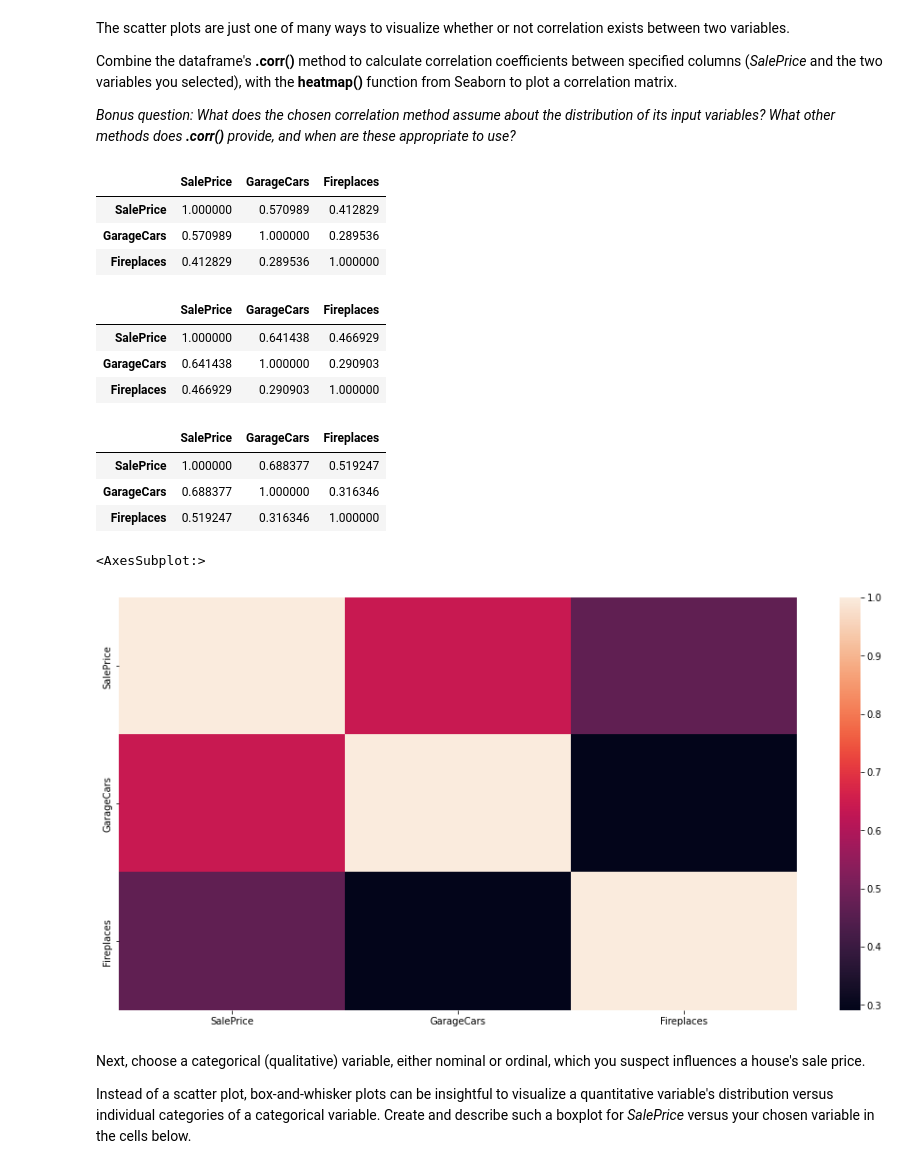
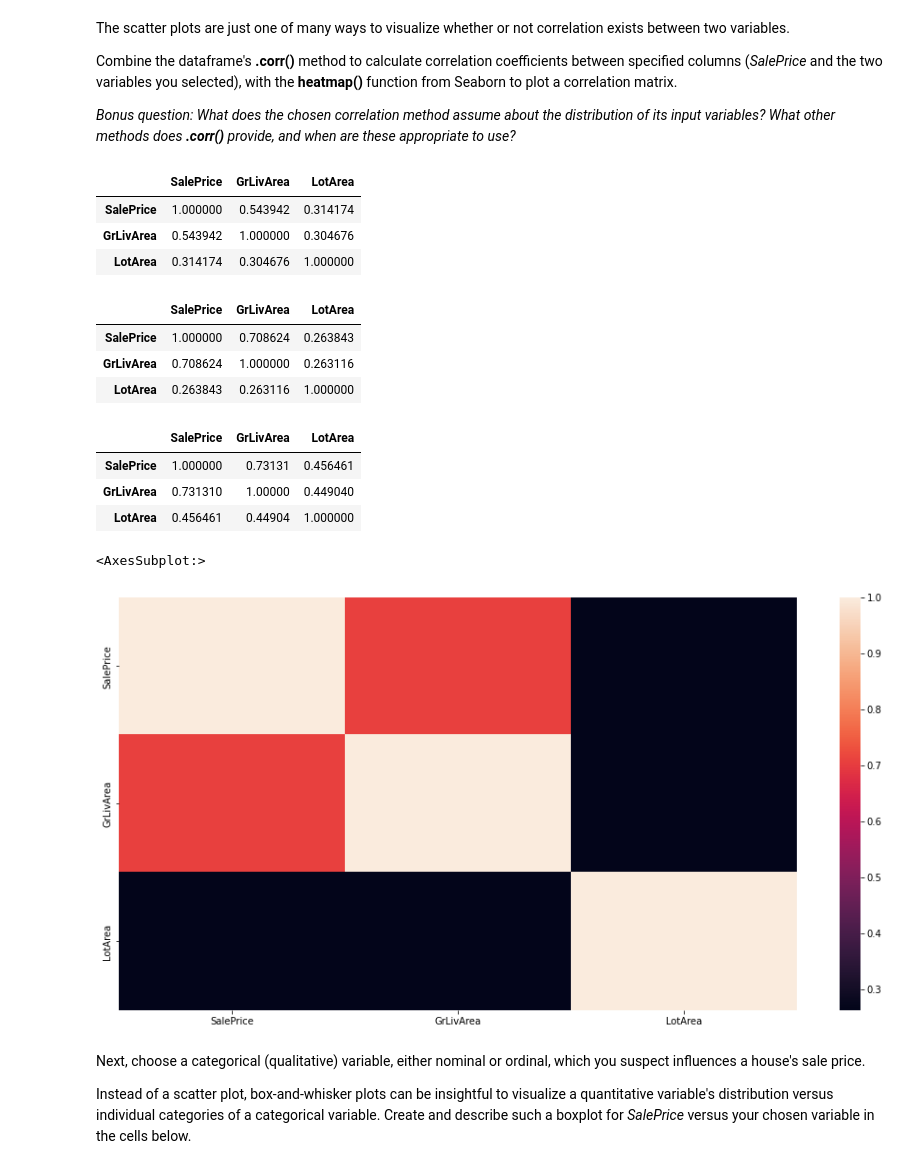
Before and after one commit to bang-a-coder/project-datascience101, a Jupyter notebook: Data Science 101-2.ipynb, the cells around one changed output. Cells and saved outputs as stored; diff of their text form; code cells hidden in the pictures.

```diff
--- a/Data Science 101-2.ipynb
+++ b/Data Science 101-2.ipynb
@@ -258,40 +258,40 @@ Combine the dataframe's <b>.corr()</b> method to calculate correlation coefficie
 # %%
 # cols = ['SalePrice', ...]
 # corrmat = ... .corr()
 # sns.heatmap(corrmat, square=True, annot=True)
 from IPython.display import display
 
 
-cols1 = ['SalePrice', 'GarageCars', 'Fireplaces']
+cols1 = ['SalePrice', 'GrLivArea', 'LotArea']
 
 priceCarsCorrP = housePricesDF[cols1].corr(method='pearson')
 priceCarsCorrK = housePricesDF[cols1].corr(method='kendall')
 priceCarsCorrS = housePricesDF[cols1].corr(method='spearman')
 
 display(priceCarsCorrK)
 display(priceCarsCorrP)
 display(priceCarsCorrS)
 
 sns.heatmap(priceCarsCorrP)
 
 #corr() provides the ability to choose between 3 different types of correnlation coefficient methods. Pearson which assumes
 # continious variables without outliers, and linearity / homoscedasticity. Then we can choose between Kendall's and Spearmans'set
 # methods that both assume independant, non-nominal variables and a monotonic relationship between them (no the case for this dataset)
 # %% [output]
-|  | SalePrice | GarageCars | Fireplaces |
-| SalePrice | 1.000000 | 0.570989 | 0.412829 |
-| GarageCars | 0.570989 | 1.000000 | 0.289536 |
-| Fireplaces | 0.412829 | 0.289536 | 1.000000 |
+|  | SalePrice | GrLivArea | LotArea |
+| SalePrice | 1.000000 | 0.543942 | 0.314174 |
+| GrLivArea | 0.543942 | 1.000000 | 0.304676 |
+| LotArea | 0.314174 | 0.304676 | 1.000000 |
-|  | SalePrice | GarageCars | Fireplaces |
-| SalePrice | 1.000000 | 0.641438 | 0.466929 |
-| GarageCars | 0.641438 | 1.000000 | 0.290903 |
-| Fireplaces | 0.466929 | 0.290903 | 1.000000 |
+|  | SalePrice | GrLivArea | LotArea |
+| SalePrice | 1.000000 | 0.708624 | 0.263843 |
+| GrLivArea | 0.708624 | 1.000000 | 0.263116 |
+| LotArea | 0.263843 | 0.263116 | 1.000000 |
-|  | SalePrice | GarageCars | Fireplaces |
-| SalePrice | 1.000000 | 0.688377 | 0.519247 |
-| GarageCars | 0.688377 | 1.000000 | 0.316346 |
-| Fireplaces | 0.519247 | 0.316346 | 1.000000 |
+|  | SalePrice | GrLivArea | LotArea |
+| SalePrice | 1.000000 | 0.73131 | 0.456461 |
+| GrLivArea | 0.731310 | 1.00000 | 0.449040 |
+| LotArea | 0.456461 | 0.44904 | 1.000000 |
 <AxesSubplot:>
-[figure, old version]
+[figure, new version]
 # %% [markdown]
 Next, choose a categorical (qualitative) variable, either nominal or ordinal, which you suspect influences a house's sale price.
 
```
